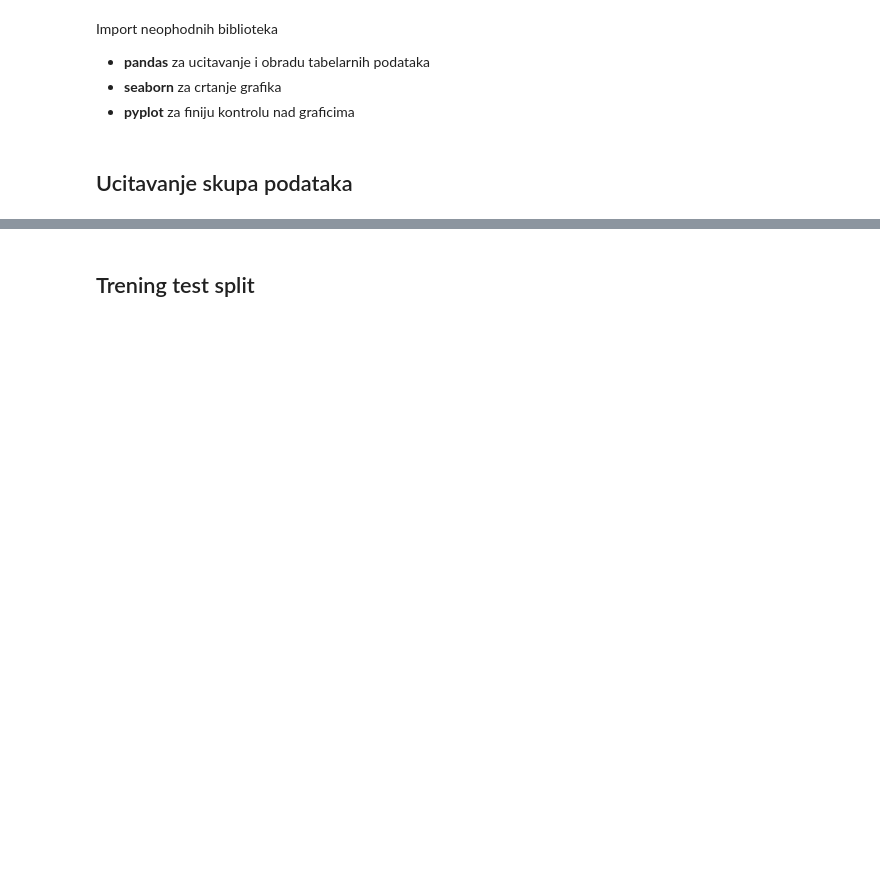
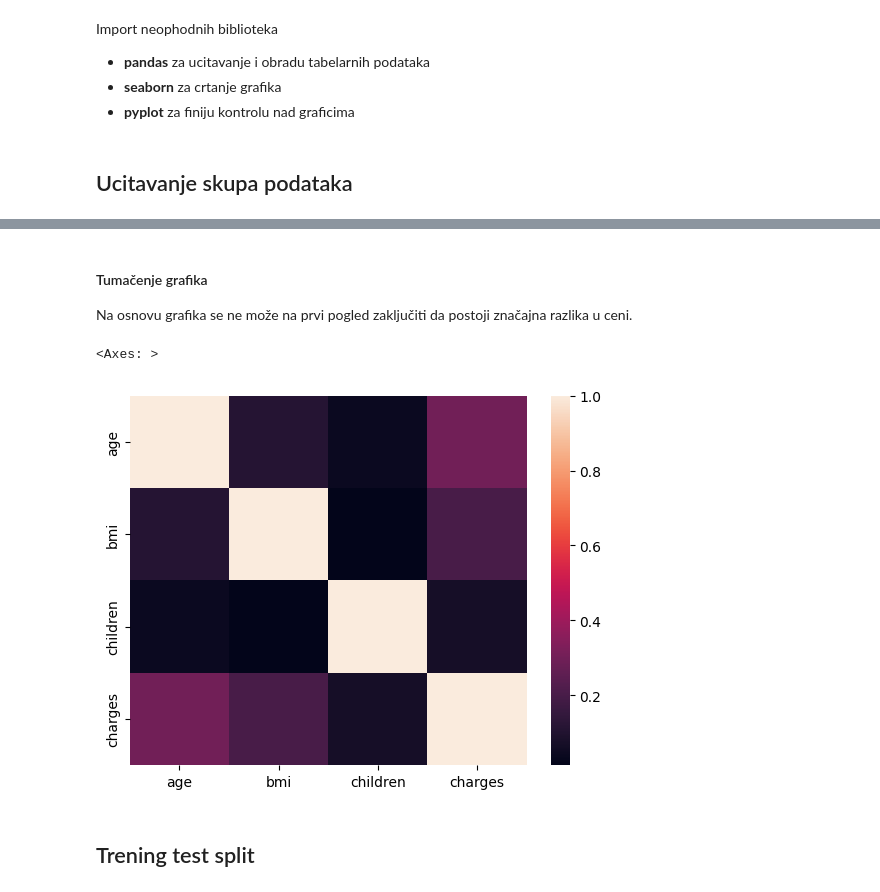
Before and after one commit to rat-nick/ml-lab, a Jupyter notebook: Linearna-Regresija.ipynb, the cells around one changed output, grey strips where cells are left out. Drawn from its saved outputs; the diff is of its cells as text; code cells hidden in the pictures; blank space fills up the shorter version.

```diff
--- a/Linearna-Regresija.ipynb
+++ b/Linearna-Regresija.ipynb
@@ -64,3 +104,13 @@ sns.box(data, x='smoker', y='charges')
+# %% [markdown]
+#### Tumačenje grafika
+
+Na osnovu grafika se ne može na prvi pogled zaključiti da postoji značajna razlika u ceni.
+# %%
+cor = data.corr()
+sns.heatmap(cor)
+# %% [output]
+<Axes: >
+[figure, added]
 # %% [markdown]
 ## Trening test split
 # %%
```
Also changed, not shown: parts of 16 cells of this notebook.
